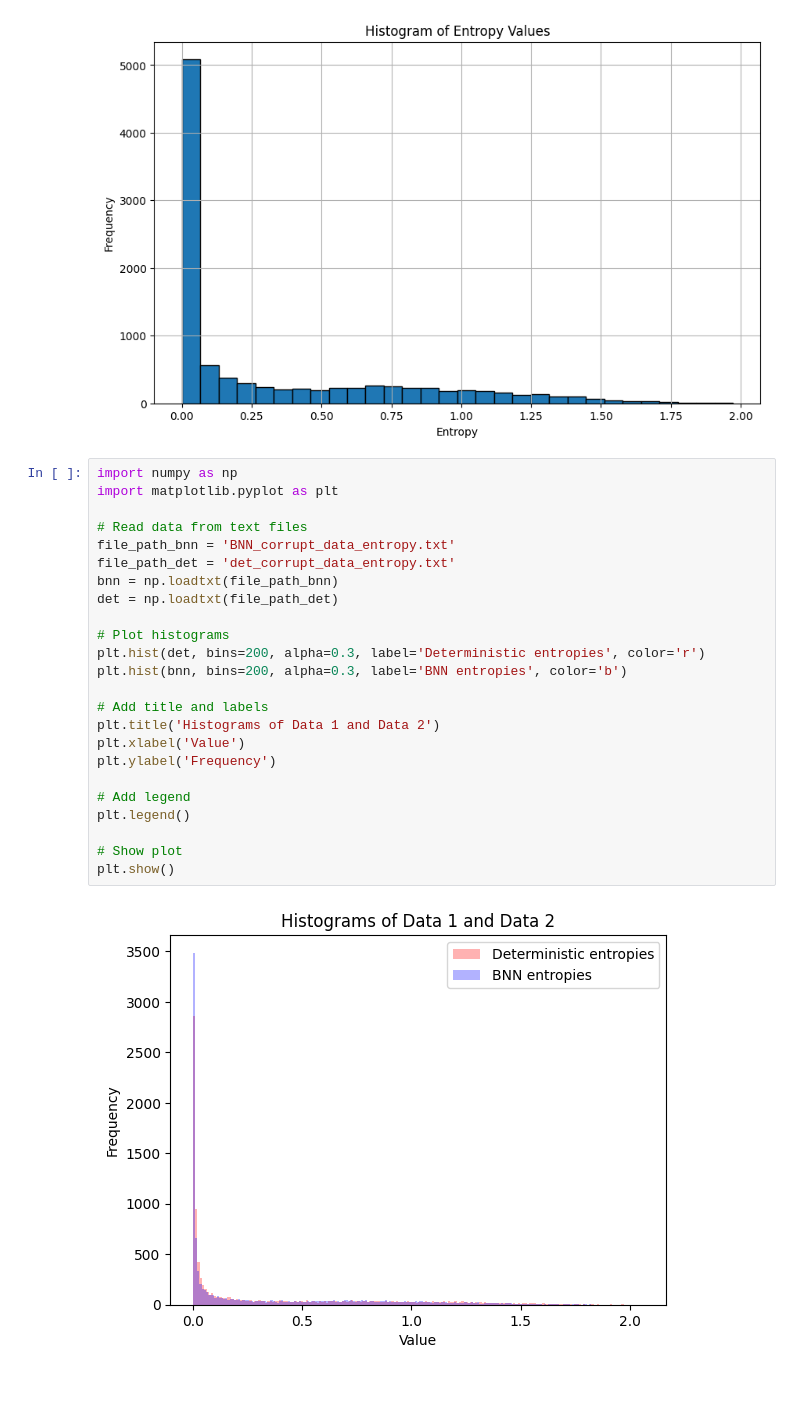
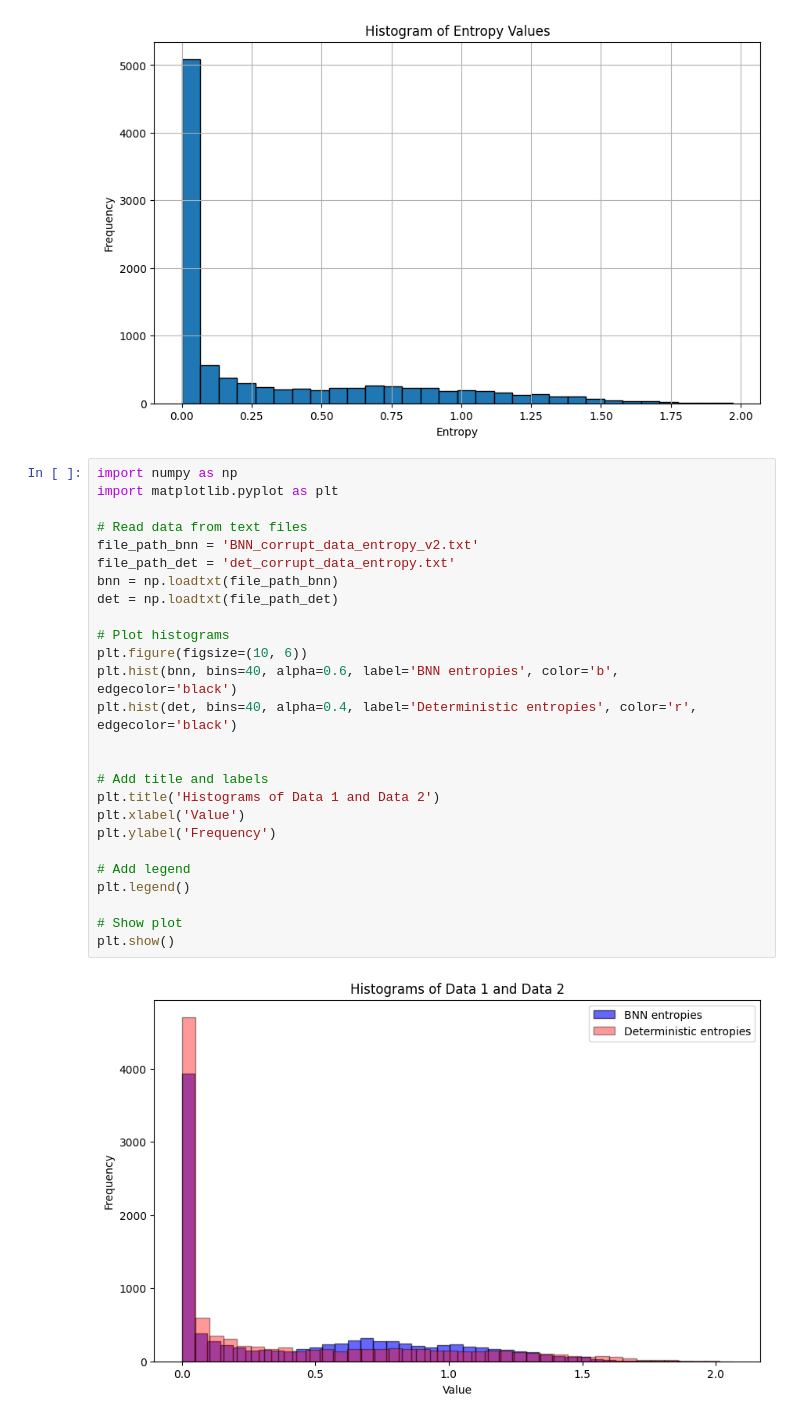
Before and after one commit to jonathansim/Rank-1-Bayesian-Neural-Networks, a Jupyter notebook: results_processing/histograms.ipynb, the cells around one changed output. Drawn from its saved outputs; the diff is of its cells as text; blank space fills up the shorter version.

```diff
--- a/results_processing/histograms.ipynb
+++ b/results_processing/histograms.ipynb
@@ -55,26 +55,28 @@ plt.show()
 # %%
 import numpy as np
 import matplotlib.pyplot as plt
 
 # Read data from text files
-file_path_bnn = 'BNN_corrupt_data_entropy.txt'
+file_path_bnn = 'BNN_corrupt_data_entropy_v2.txt'
 file_path_det = 'det_corrupt_data_entropy.txt'
 bnn = np.loadtxt(file_path_bnn)
 det = np.loadtxt(file_path_det)
 
 # Plot histograms
-plt.hist(det, bins=200, alpha=0.3, label='Deterministic entropies', color='r')
-plt.hist(bnn, bins=200, alpha=0.3, label='BNN entropies', color='b')
+plt.figure(figsize=(10, 6))
+plt.hist(bnn, bins=40, alpha=0.6, label='BNN entropies', color='b', edgecolor='black')
+plt.hist(det, bins=40, alpha=0.4, label='Deterministic entropies', color='r', edgecolor='black')
+
 
 # Add title and labels
 plt.title('Histograms of Data 1 and Data 2')
 plt.xlabel('Value')
 plt.ylabel('Frequency')
 
 # Add legend
 plt.legend()
 
 # Show plot
 plt.show()
 # %% [output]
-[figure, old version]
+[figure, new version]
```
Also changed, not shown: parts of 2 cells of this notebook, 3 other files.
